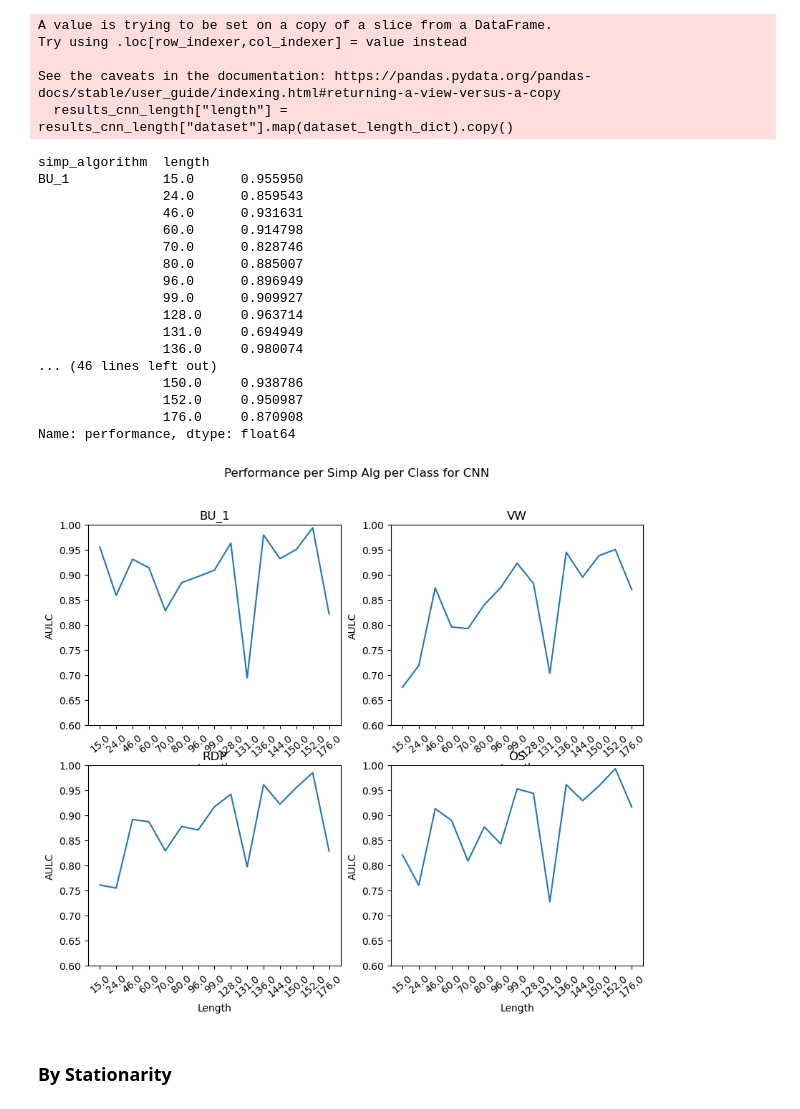
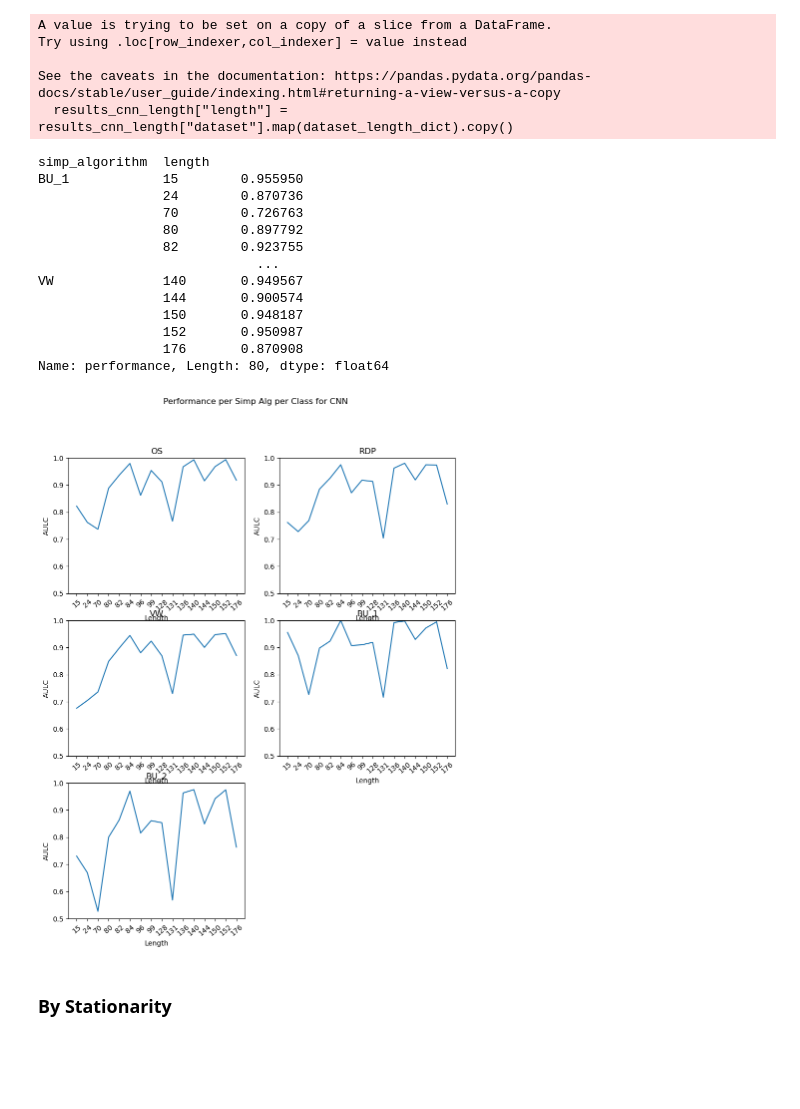
Before and after one commit to femartip/XAI_time_series, a Jupyter notebook: results/global_results.ipynb, the cells around one changed output. Saved outputs shown, nothing was run; the diff lists cells and outputs as text; code cells hidden in the pictures; blank space fills up the shorter version.

Commit message:
Notebook results

```diff
--- a/results/global_results.ipynb
+++ b/results/global_results.ipynb
@@ -5,7 +5,7 @@ import os
 import numpy as np
 # %%
 results = pd.read_csv('results.csv')
-results = results.query("simp_algorithm == ['OS','RDP','VW','BU_1']")
+results = results.query("simp_algorithm == ['OS','RDP','VW','BU_1', 'BU_2']")
 results["dataset"] = results["dataset"].apply(lambda x: x.replace("TEST_normalized", ""))
 results["model"] = results["model"].apply(lambda x: x.split(".")[0].replace("_norm", ""))
 results.head(5)
@@ -160,7 +169,7 @@ knn                    0.796375
 logistic-regression    0.796375
 Name: performance, dtype: float64
 # %%
-fig, ax = plt.subplots(nrows=2, ncols=2, figsize=(10, 10))
+fig, ax = plt.subplots(nrows=3, ncols=2, figsize=(10, 10))
 ax[0, 0].bar(os_alg_all_per_model.index, os_alg_all_per_model.values)
 ax[0, 0].set_title('OS')
 ax[0, 0].set_xticklabels(os_alg_all_per_model.index, rotation=10)
@@ -181,6 +190,11 @@ ax[1, 1].set_xticklabels(vw_alg_all_per_model.index, rotation=10)
 ax[1, 1].set_title('VW')
 ax[1, 1].set_ylim(0, 1)
 
+ax[2, 0].bar(bu_2_alg_all_per_model.index, bu_2_alg_all_per_model.values)
+ax[2, 0].set_xticklabels(bu_alg_all_per_model.index, rotation=10)
+ax[2, 0].set_title('BU_1')
+ax[2, 0].set_ylim(0, 1)
+
 plt.suptitle('Mean of AULC per algorithm and model')
 plt.xlabel('Model')
 plt.ylabel('Mean of AULC')
@@ -490,48 +512,44 @@ results_cnn_alg_length_mean = results_cnn_length.groupby(["simp_algorithm", "len
 print(results_cnn_alg_length_mean)
 # %% [output]
 simp_algorithm  length
-BU_1            15.0      0.955950
-                24.0      0.859543
-                46.0      0.931631
-                60.0      0.914798
-                70.0      0.828746
-                80.0      0.885007
-                96.0      0.896949
-                99.0      0.909927
-                128.0     0.963714
-                131.0     0.694949
-                136.0     0.980074
-... (46 lines left out)
-                150.0     0.938786
-                152.0     0.950987
-                176.0     0.870908
-Name: performance, dtype: float64
+BU_1            15        0.955950
+                24        0.870736
+                70        0.726763
+                80        0.897792
+                82        0.923755
+                            ...
+VW              140       0.949567
+                144       0.900574
+                150       0.948187
+                152       0.950987
+                176       0.870908
+Name: performance, Length: 80, dtype: float64
 # %%
 simp_algs = results_cnn_class["simp_algorithm"].unique()
 num_cols = 2
 num_rows = (len(set(simp_algs)) + 1)//2
 fig = plt.figure(figsize=(5*num_cols, 4*num_rows))
 
 for i, alg in enumerate(simp_algs):
     simp_alg_data = results_cnn_alg_length_mean[alg]
 
     x_values = simp_alg_data.index.tolist()
     x_values = [str(value) for value in x_values]
     y_values = simp_alg_data.values.tolist()
 
     ax = fig.add_subplot(num_rows, num_cols, i+1)
 
     ax.plot(x_values, y_values)
 
     ax.set_title(f'{alg}')
     ax.set_xlabel('Length')
     ax.set_ylabel('AULC')
-    ax.set_ylim(0.6, 1.0)
+    ax.set_ylim(0.5, 1.0)
     plt.xticks(rotation=40)
 plt.suptitle("Performance per Simp Alg per Class for CNN")
 plt.show()
 # %% [output]
-[figure, old version]
+[figure, new version]
 # %% [markdown]
 ### By Stationarity
 # %%
```
Also changed, not shown: parts of 22 cells of this notebook, 3 other files.
